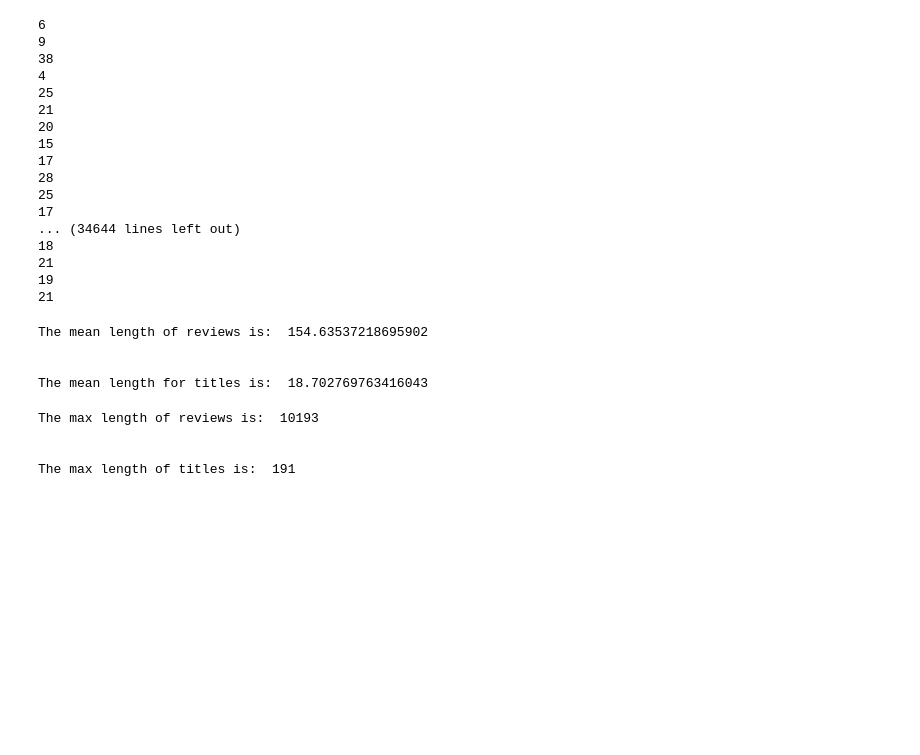
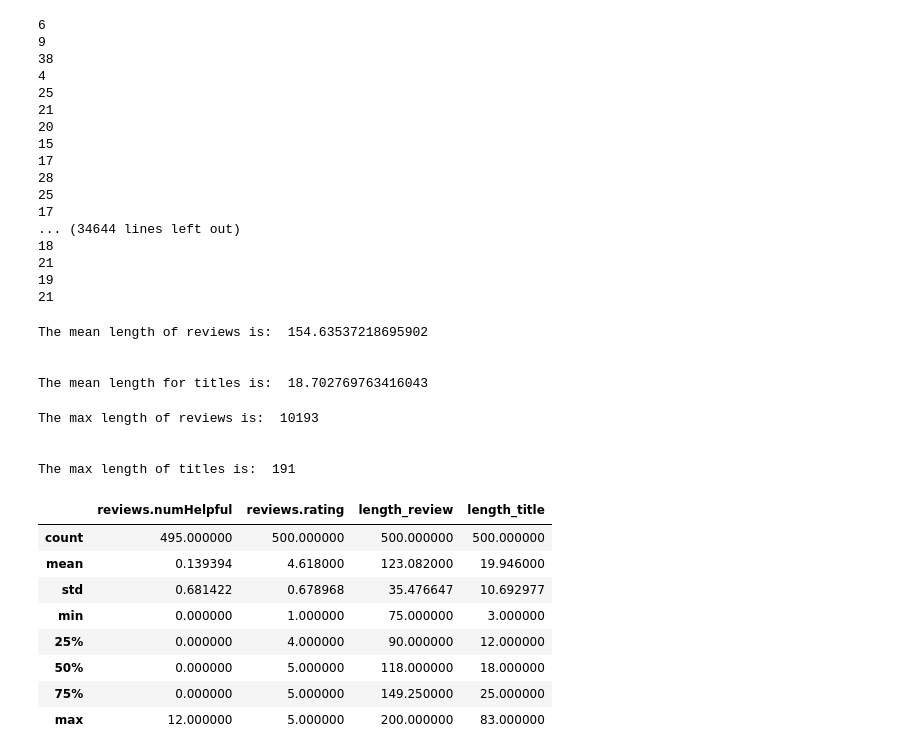
Before and after one commit to MartaTeo/ML-Project-CSE204, a Jupyter notebook: Working file.ipynb, the cells around one changed output. Drawn from its saved outputs; the diff is of its cells as text; code cells hidden in the pictures; blank space fills up the shorter version.

```diff
--- a/Working file.ipynb
+++ b/Working file.ipynb
@@ -284,4 +313,25 @@ The max length of reviews is:  10193
 
 
 The max length of titles is:  191
+# %%
+def random_select(df, n, r, column): #choose the database and the number of samples with the indicated rating (specify the
+                                            # name of the column)
+    rating_df = df[df[column].isin(r)]
+    dff = rating_df.sample(n=n, random_state=42)
+
+    return dff
+
+
+df_l = random_select(df, 500, np.arange(75, 201), 'length_review')
+df_l.describe()
+# %% [output]
+|  | reviews.numHelpful | reviews.rating | length_review | length_title |
+| count | 495.000000 | 500.000000 | 500.000000 | 500.000000 |
+| mean | 0.139394 | 4.618000 | 123.082000 | 19.946000 |
+| std | 0.681422 | 0.678968 | 35.476647 | 10.692977 |
+| min | 0.000000 | 1.000000 | 75.000000 | 3.000000 |
+| 25% | 0.000000 | 4.000000 | 90.000000 | 12.000000 |
+| 50% | 0.000000 | 5.000000 | 118.000000 | 18.000000 |
+| 75% | 0.000000 | 5.000000 | 149.250000 | 25.000000 |
+| max | 12.000000 | 5.000000 | 200.000000 | 83.000000 |
 # %%
```
Also changed, not shown: parts of 11 cells of this notebook, 1 other file.
